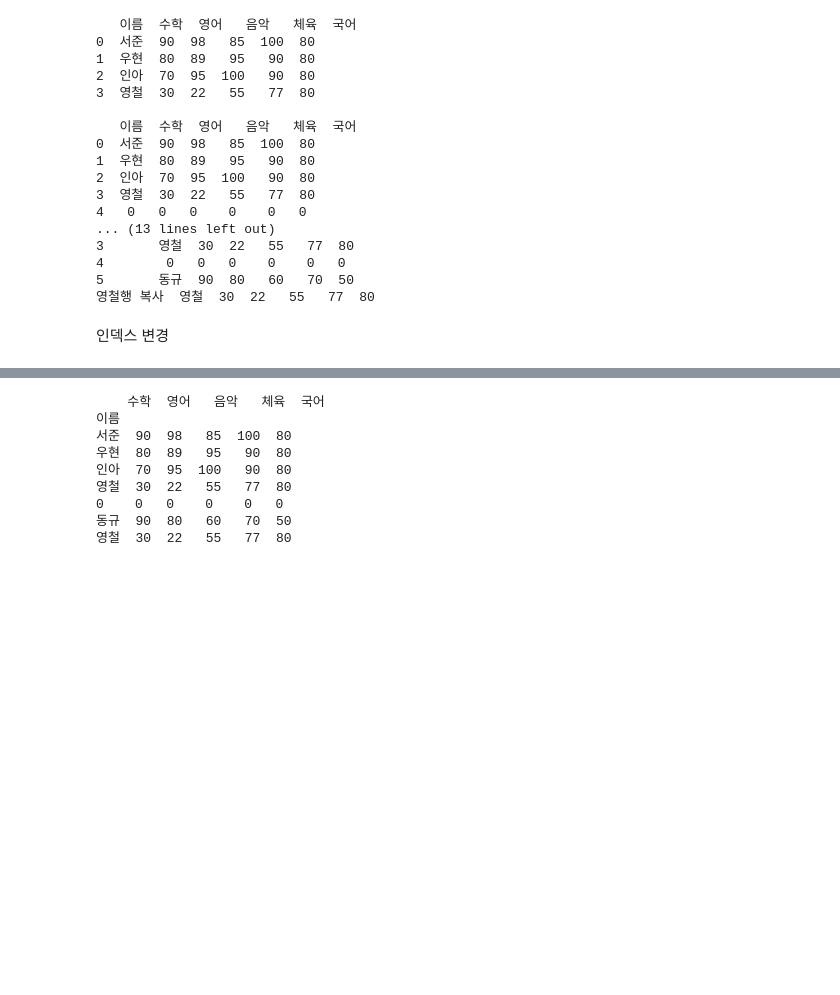
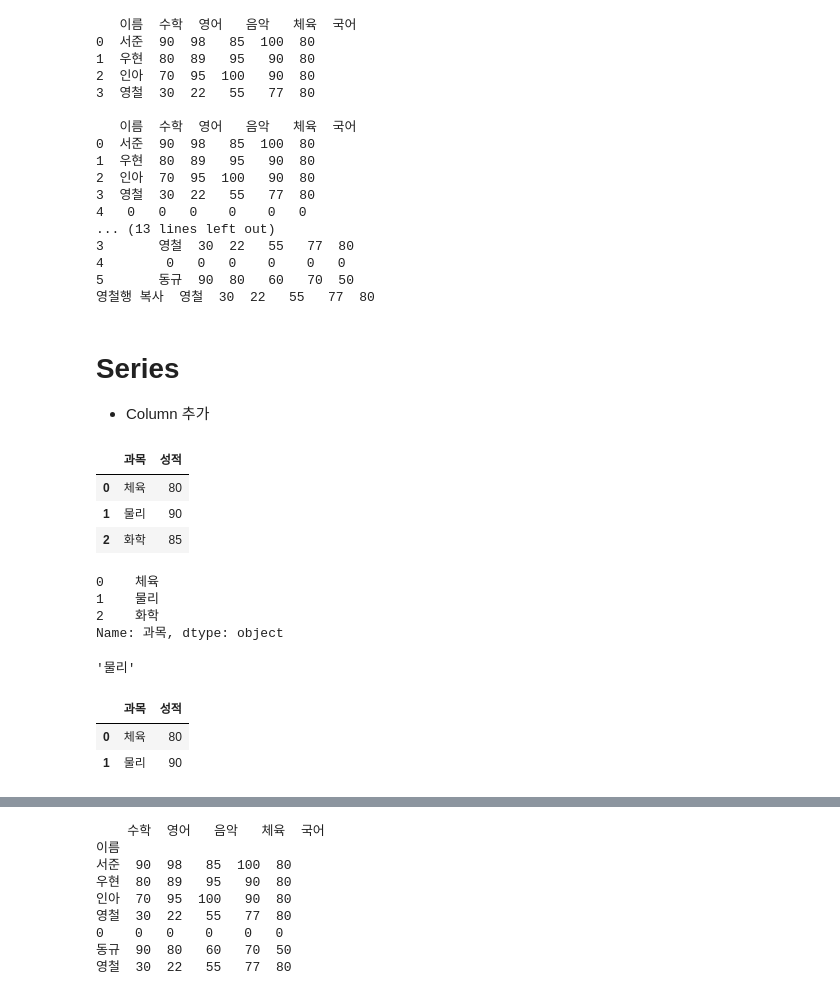
Before and after one commit to Jake0925/Pandas, a Jupyter notebook: Pandas.ipynb, the cells around one changed output, grey strips where cells are left out. Cells and saved outputs as stored; diff of their text form; code cells hidden in the pictures; blank space fills up the shorter version.

```diff
--- a/Pandas.ipynb
+++ b/Pandas.ipynb
@@ -56,5 +56,34 @@ print(df, "\n")
 4        0   0   0    0    0   0
 5       동규  90  80   60   70  50
 영철행 복사  영철  30  22   55   77  80
-# %% [markdown]
-인덱스 변경
+# %% [markdown]
+# Series
+- Column 추가
+# %%
+name = pd.Series(["체육", '물리', '화학'])
+score = pd.Series([80, 90, 85])
+
+data = pd.DataFrame({'과목': name, '성적': score})
+data
+# %% [output]
+|  | 과목 | 성적 |
+| 0 | 체육 | 80 |
+| 1 | 물리 | 90 |
+| 2 | 화학 | 85 |
+# %%
+data['과목']
+# %% [output]
+0    체육
+1    물리
+2    화학
+Name: 과목, dtype: object
+# %%
+data['과목'][1]
+# %% [output]
+'물리'
+# %%
+data[0:2]
+# %% [output]
+|  | 과목 | 성적 |
+| 0 | 체육 | 80 |
+| 1 | 물리 | 90 |
```
Also changed, not shown: parts of 17 cells of this notebook.
